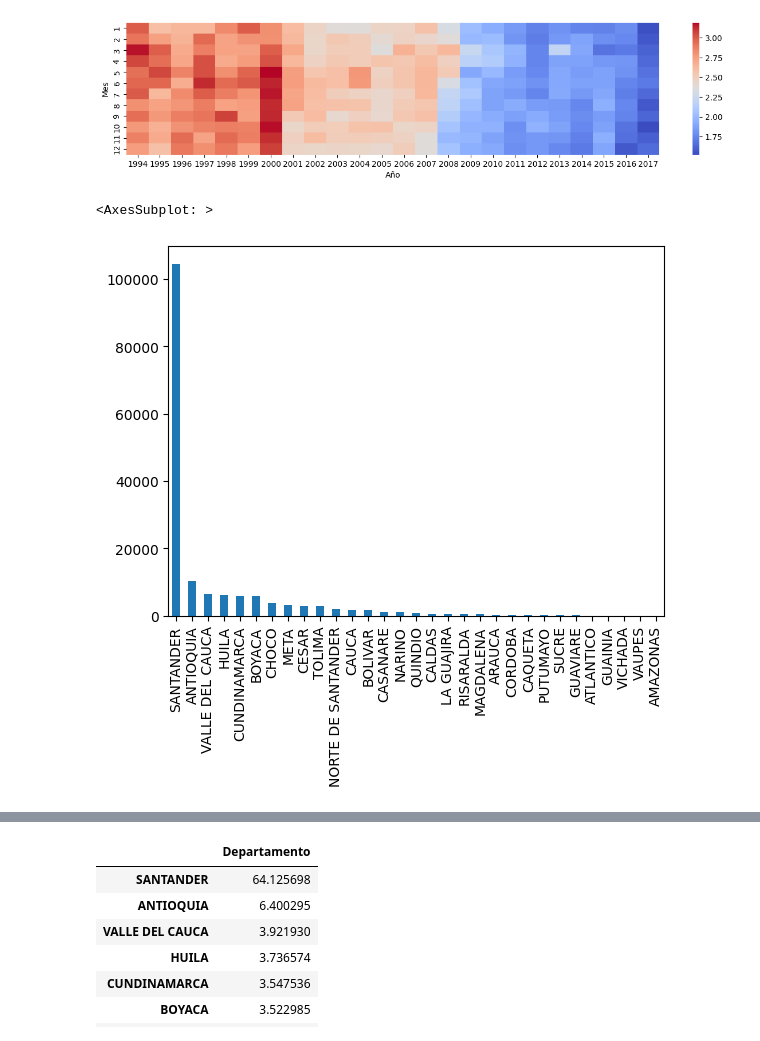
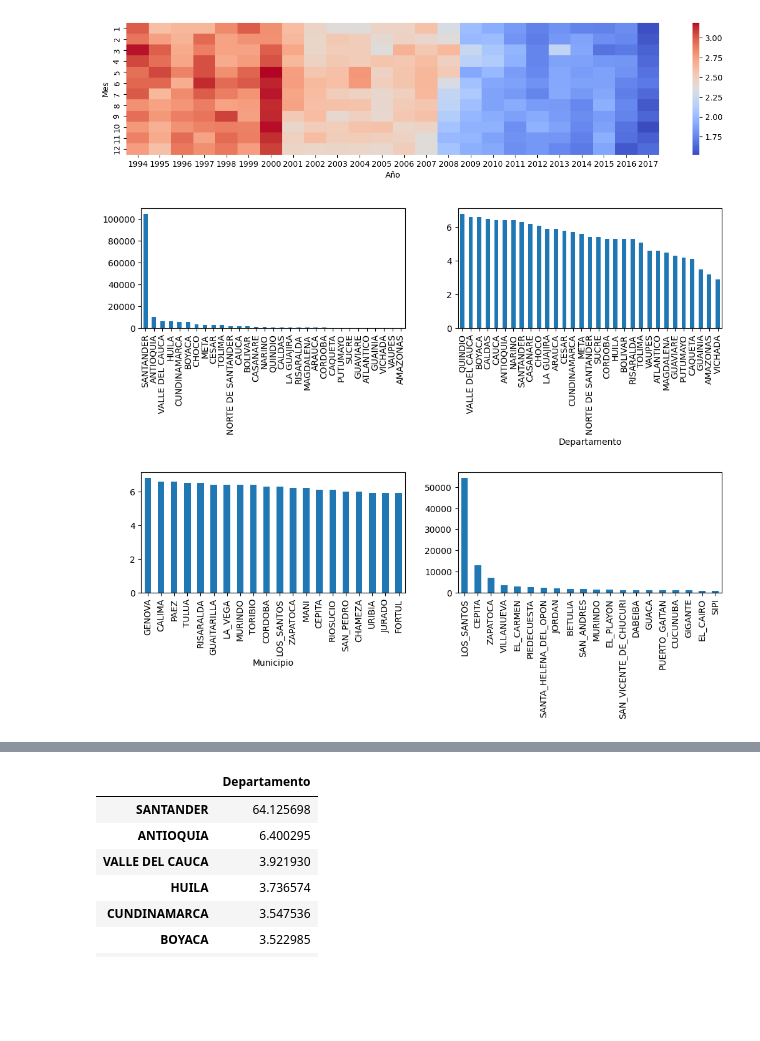
Before and after one commit to EDGAR-BARAHONA/Programacion-Python-Gis, a Jupyter notebook: Analitica/AnalisisSismico.ipynb, the cells around one changed output, grey strips where cells are left out. Saved outputs shown, nothing was run; the diff lists cells and outputs as text; code cells hidden in the pictures; blank space fills up the shorter version.

```diff
--- a/Analitica/AnalisisSismico.ipynb
+++ b/Analitica/AnalisisSismico.ipynb
@@ -297,15 +297,20 @@ sns.heatmap(pivoted_df, cmap="coolwarm") # cmap defines the color palette
 # %%
 
 
 SismosDpto  = sismos.Departamento.value_counts()
-SismosDpto.plot.bar()
+SismosCountMpio  = sismos.Municipio.value_counts().sort_values(ascending=False).head(20)
+
+
+sismosdpto = sismos.groupby(["Departamento"])["Magnitud_ML"].max().sort_values(ascending=False)
+sismosMpio = sismos.groupby(["Municipio"])["Magnitud_ML"].max().sort_values(ascending=False).head(20)
 
 
 fig, ((ax1,ax2),(ax3,ax4)) = plt.subplots(nrows=2, ncols=2, figsize=(12, 8))
+sismosdpto.plot.bar(ax = ax3)
+SismosDpto.plot.bar(ax = ax1)
+sismosMpio.plot.bar(ax = ax4)
+SismosCountMpio.plot.bar(ax = ax2)
 
-
-
-plt.subplots_adjust(wspace=0.2,hspace=0.5)
+plt.subplots_adjust(wspace=0.2,hspace=1.2)
 # %% [output]
-<AxesSubplot: >
-[figure, old version]
+[figure, new version]
```
Also changed, not shown: parts of 6 cells of this notebook.
